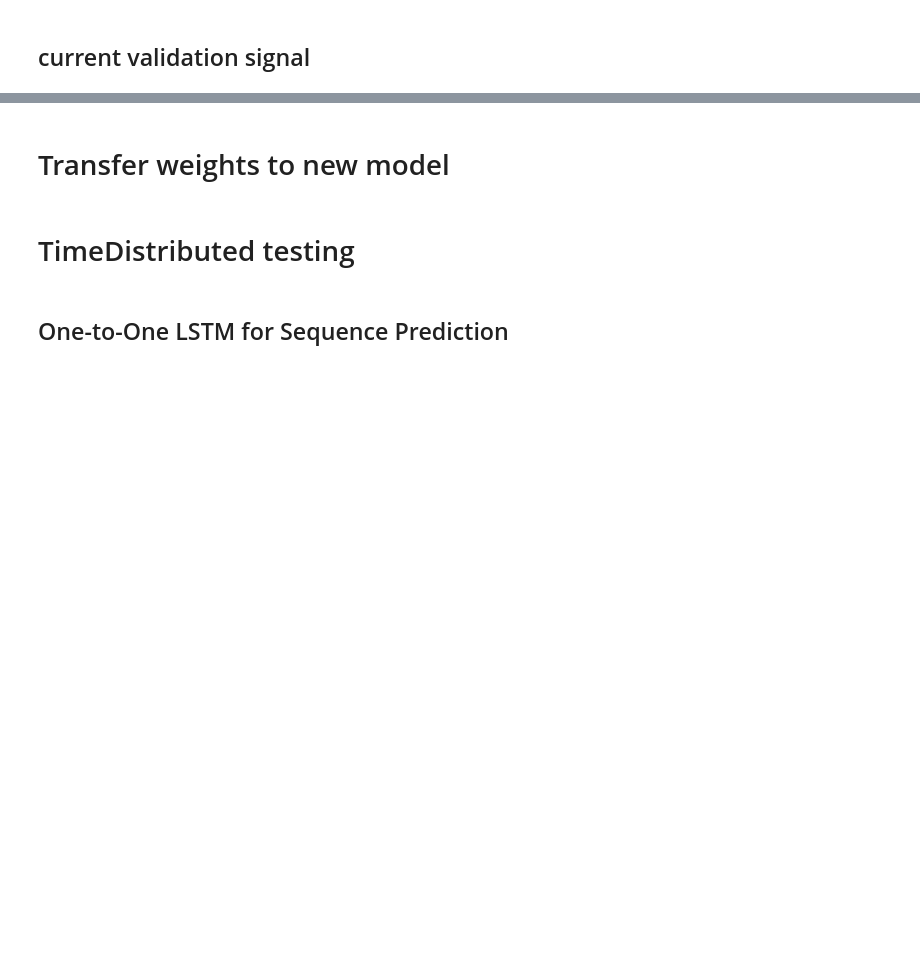
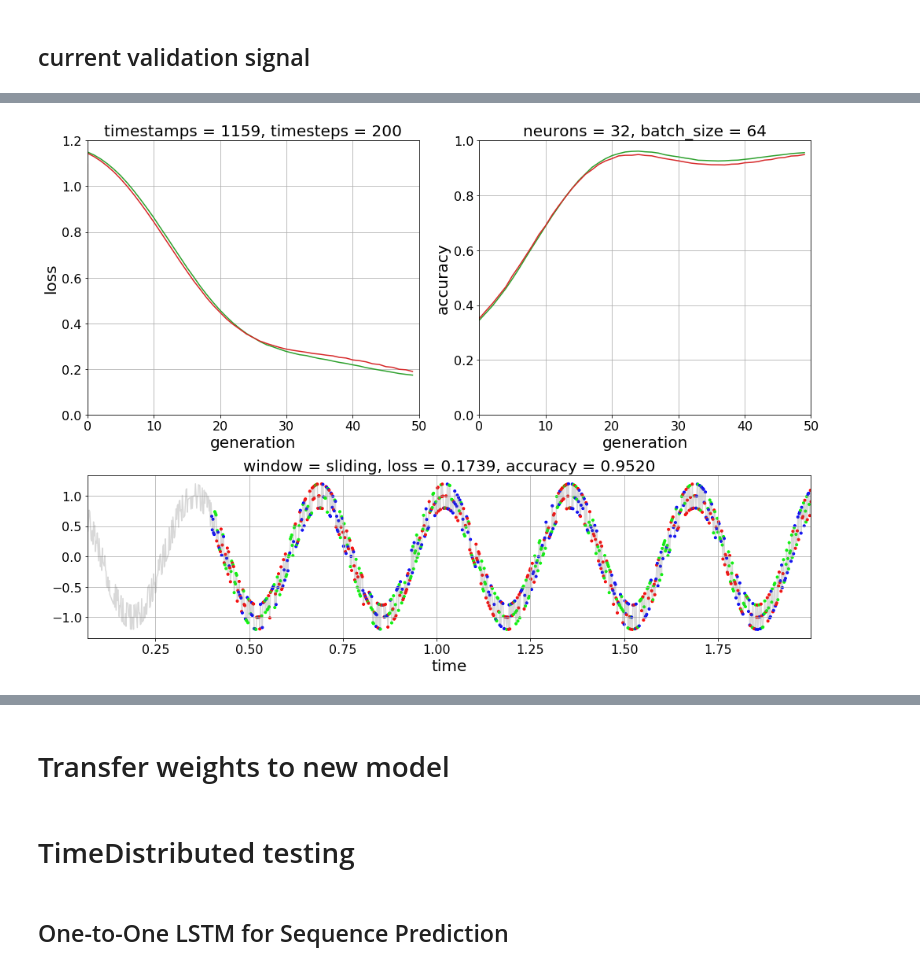
Before and after one commit to WillieMaddox/DiscRimNN, a Jupyter notebook: mixsig.ipynb, the cells around one changed output, grey strips where cells are left out. Drawn from its saved outputs; the diff is of its cells as text; code cells hidden in the pictures; blank space fills up the shorter version.

```diff
--- a/mixsig.ipynb
+++ b/mixsig.ipynb
@@ -428,0 +469,18 @@ plot_model(model, to_file=model_summary_filename, show_shapes=True, show_layer_n
+# %%
+def create_rnn_plstm_model():
+    x = Input(batch_shape=(batch_size, window_size, 1))
+    z1 = PLSTM(n_neurons, return_sequences=True, stateful=stateful, implementation=2)(x)
+    z2 = PLSTM(n_neurons, stateful=stateful, implementation=2)(z1)
+    z = Dense(n_signals, activation='softmax')(z2)
+    model1 = Model(inputs=[x], outputs=[z])
+    model1.compile(loss='categorical_crossentropy', optimizer='rmsprop', metrics=['accuracy'])
+    return model1
+
+model = create_rnn_plstm_model()
+model.summary()
+
+model_config_filename = os.path.join(msig.out_dir, 'model_config.json')
+model_summary_filename = os.path.join(msig.out_dir, 'model_plot.png')
+with open(model_config_filename, 'w') as ofs:
+    json.dump(json.loads(model.to_json()), ofs, indent=4)
+plot_model(model, to_file=model_summary_filename, show_shapes=True, show_layer_names=True)
@@ -629,6 +862,7 @@ print(y_pred[:2])
 print(y_pred_colors.shape)
 print(y_pred_colors[:2*y_pred.shape[1]])
 # %%
+df_stats = pd.DataFrame.from_csv(msig.training_stats_filename)
 # fig, ax = plt.subplots(nrows=1, ncols=2, figsize=(14, 8))
 fig = plt.figure(figsize=(14, 10))
 
@@ -646,38 +880,40 @@ ax1.plot(hw_val_loss)
 
 ax1.set_title(r'timestamps = {}, timesteps = {}'.format(msig.n_timestamps, msig.window_size))
 ax1.set_xlabel(r'generation')
-ax1.set_xlim((0, n_generations))
+ax1.set_xlim((0, n_epochs))
 ax1.set_ylabel(r'loss')
 ax1.set_ylim((0, None))
 ax1.grid(True)
 
 ax2.plot(df_stats.acc, alpha=0.3)
 ax2.plot(df_stats.val_acc, alpha=0.3)
 
 hw_acc = reversed_recombined_holt_winters(np.array(df_stats.acc))
 hw_val_acc = reversed_recombined_holt_winters(np.array(df_stats.val_acc))
 ax2.plot(hw_acc)
 ax2.plot(hw_val_acc)
 
 ax2.set_title(r'neurons = {}, batch_size = {}'.format(n_neurons, batch_size))
 ax2.set_xlabel(r'generation')
-ax2.set_xlim((0, n_generations))
+ax2.set_xlim((0, n_epochs))
 ax2.set_ylabel(r'accuracy')
 ax2.set_ylim((0, 1))
 ax2.grid(True)
 
 ax3.plot(msig.timestamps, msig.mixed_signal, color='grey', alpha=0.3)
 ax3.scatter(x_test_x_scatter, x_test_y_scatter, marker='.', c=y_pred_colors)
 if window_method == 'boxcar' and msig.n_samples <= 20:
     ax3.vlines(x_windows_start, min(msig.mixed_signal), max(msig.mixed_signal))
 ax3.set_title('window = {}, loss = {:<6.4f}, accuracy = {:<6.4f}'.format(window_method, *score))
 ax3.set_xlabel('time')
 ax3.set_xlim((msig.t_min, msig.t_max))
 ax3.grid(True)
 
 plt.tight_layout()
 plt.savefig(os.path.join(msig.out_dir, 'loss_acc.png'))
 plt.show()
+# %% [output]
+[figure, added]
 # %%
 print(x_val.shape)
 print(hidden_layers['1'].shape)
```
Also changed, not shown: parts of 22 cells of this notebook, 1 other file.
